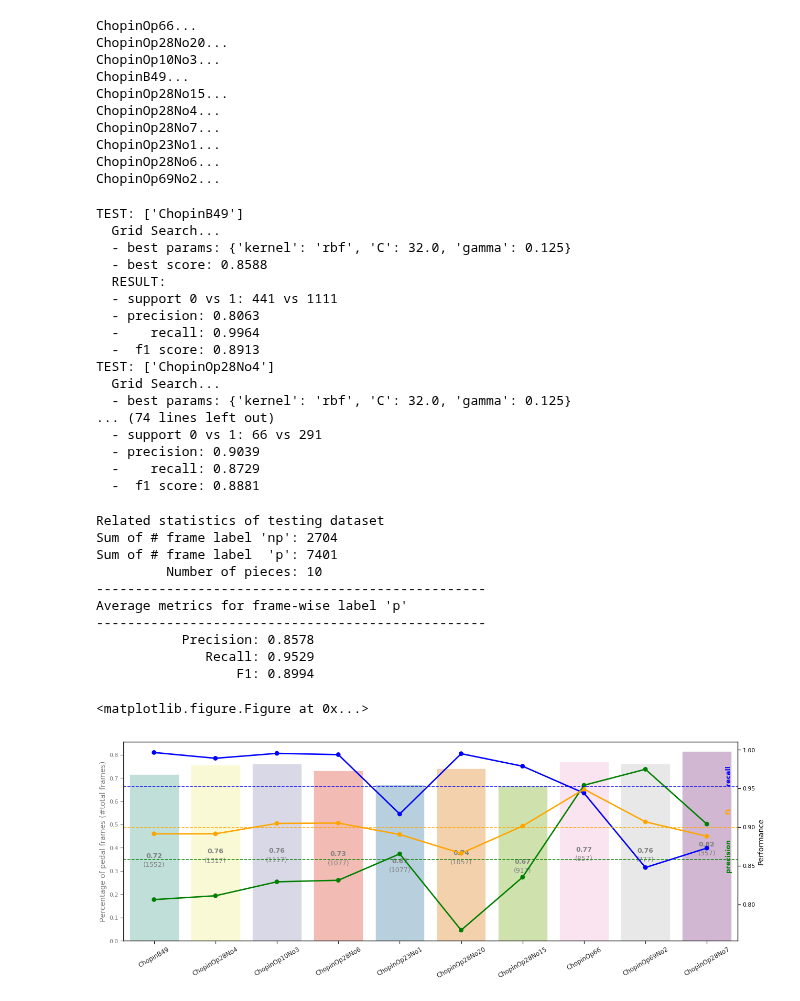
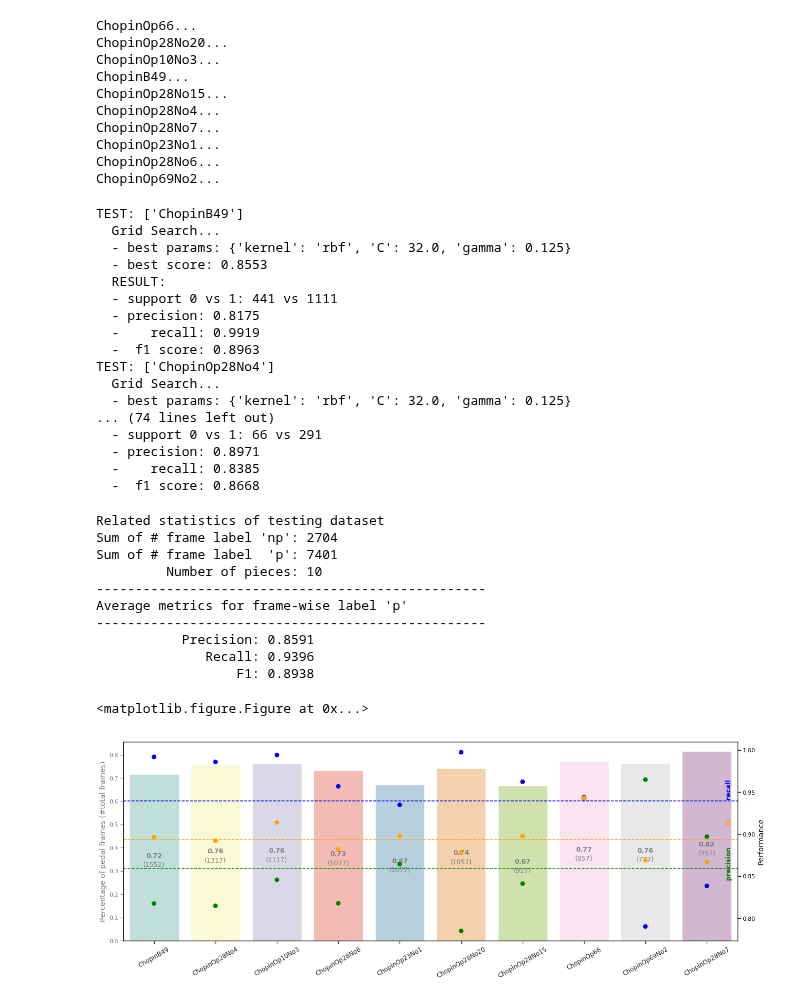
Before and after one commit to beiciliang/sustain-pedal-detection, a Jupyter notebook: 4. test on real audio data.ipynb, the cells around one changed output. Drawn from its saved outputs; the diff is of its cells as text; code cells hidden in the pictures.

Commit message:
print results and plot figures

```diff
--- a/4. test on real audio data.ipynb
+++ b/4. test on real audio data.ipynb
@@ -313,15 +273,18 @@ else:
         print("  no detection!")
 
     else:
-        # decide the boundary times in seconds, combining the effect of pedal onset
-        onseg_times = []
-        offseg_times = []
-        for idx, onseg_idx in enumerate(onseg_idxs):
-            onponset_idx = onseg_idx*10-5
-            if any(pred_ponset_todetect[onponset_idx-5:onponset_idx+5]):
-                offseg_idx = offseg_idxs[idx]
-                offseg_times.append(frmtime_psegment[offseg_idx])
-                onseg_times.append(frmtime_psegment[onseg_idx])
+#         # decide the boundary times in seconds, combining the effect of pedal onset
+#         onseg_times = []
+#         offseg_times = []
+#         for idx, onseg_idx in enumerate(onseg_idxs):
+#             onponset_idx = onseg_idx*10-5
+#             if any(pred_ponset_todetect[onponset_idx-5:onponset_idx+5]):
+#                 offseg_idx = offseg_idxs[idx]
+#                 offseg_times.append(frmtime_psegment[offseg_idx])
+#                 onseg_times.append(frmtime_psegment[onseg_idx])
+        onseg_times = frmtime_psegment[onseg_idxs]
+        offseg_times = frmtime_psegment[offseg_idxs]
+
         segintervals_est = np.stack((np.asarray(onseg_times),np.asarray(offseg_times)), axis=-1)
 
         # set the ground truth and estimation results frame by frame
@@ -466,7 +432,7 @@ are associated to column names
 # %% [markdown]
 ### Load results:
 # %%
-testresult_path = 'psegment-testresult-realaudio_onset98_seg98.csv'
+testresult_path = 'psegment-testresult-realaudio_onset0_seg98.csv'
 testresult_tracks = pd.read_csv(testresult_path)
 num_testresult_tracks = len(testresult_tracks)
 
@@ -708,12 +728,14 @@ X = xyg['X']
 y = xyg['y']
 groups = xyg['groups']
 group_kfold = GroupKFold(n_splits=10)
-gps = [{'kernel': ['rbf'], 'gamma': [0.5 ** i for i in [3, 5, 7, 9, 11, 13]] + ['auto'],
-        'C': [0.1, 2.0, 8.0, 32.0]}]
+# gps = [{'kernel': ['rbf'], 'gamma': [0.5 ** i for i in [3, 5, 7, 9, 11, 13]] + ['auto'],
+#         'C': [0.1, 2.0, 8.0, 32.0]}]
+gps = [{'kernel': ['rbf'], 'gamma': [0.125], 'C': [32.0]}]
 
 filename_records = []
 support0s, support1s = [], []
 p1_frms, r1_frms, f1_frms = [], [], []
+y_trues, y_preds = [], []
 for train_index, test_index in group_kfold.split(X, y, groups):
     print("TEST:", np.unique(groups[test_index]))
     X_train, X_test = X[train_index], X[test_index]
@@ -732,35 +754,39 @@ for train_index, test_index in group_kfold.split(X, y, groups):
     print('  - precision: {0:.4f}'.format(p1_frm[1]))
     print('  -    recall: {0:.4f}'.format(r1_frm[1]))
     print('  -  f1 score: {0:.4f}'.format(f1_frm[1]))
-    filename_records.append(np.unique(groups[test_index]))
+    filename_records.append(np.unique(groups[test_index])[0])
     support0s.append(support[0])
     support1s.append(support[1])
     p1_frms.append(p1_frm[1])
     r1_frms.append(r1_frm[1])
     f1_frms.append(f1_frm[1])
+    y_trues.append(y_true)
+    y_preds.append(y_pred)
 
-filename_records = [name[2:-2] for name in filename_records]
 rows = zip(*[filename_records, support0s, support1s, p1_frms, r1_frms, f1_frms])
 column_names =  ['filename_record', 'support0', 'support1', 'p1_frm', 'r1_frm', 'f1_frm']
 df = pd.DataFrame(rows, columns = column_names)
 
 save_dir = os.path.join(DIR_REAL_DATA, 'reference')
 df.to_csv(os.path.join(save_dir, 'transfer-learning-result_segment.csv'))
+
+np.savez(os.path.join(save_dir, 'transfer-learning-y_segment.npz'),
+         filename_record = filename_records, y_true = y_trues, y_pred = y_preds)
 # %% [output]
 TEST: ['ChopinB49']
   Grid Search...
   - best params: {'kernel': 'rbf', 'C': 32.0, 'gamma': 0.125}
-  - best score: 0.8588
+  - best score: 0.8553
   RESULT:
   - support 0 vs 1: 441 vs 1111
-  - precision: 0.8063
-  -    recall: 0.9964
-  -  f1 score: 0.8913
+  - precision: 0.8175
+  -    recall: 0.9919
+  -  f1 score: 0.8963
 TEST: ['ChopinOp28No4']
   Grid Search...
   - best params: {'kernel': 'rbf', 'C': 32.0, 'gamma': 0.125}
 ... (74 lines left out)
   - support 0 vs 1: 66 vs 291
-  - precision: 0.9039
-  -    recall: 0.8729
-  -  f1 score: 0.8881
+  - precision: 0.8971
+  -    recall: 0.8385
+  -  f1 score: 0.8668
@@ -767,11 +800,5 @@ TEST: ['ChopinOp28No4']
 # %%
-rows = zip(*[filename_records, support0s, support1s, p1_frms, r1_frms, f1_frms])
-column_names =  ['filename_record', 'support0', 'support1', 'p1_frm', 'r1_frm', 'f1_frm']
-df = pd.DataFrame(rows, columns = column_names)
-
 save_dir = os.path.join(DIR_REAL_DATA, 'reference')
-df.to_csv(os.path.join(save_dir, 'transfer-learning-result_segment.csv'))
-
 tlresult_path = os.path.join(save_dir, 'transfer-learning-result_segment.csv')
 tlresult_tracks = pd.read_csv(tlresult_path)
 num_tlresult_tracks = len(tlresult_tracks)
@@ -795,9 +822,9 @@ Sum of # frame label  'p': 7401
 --------------------------------------------------
 Average metrics for frame-wise label 'p'
 --------------------------------------------------
-           Precision: 0.8578
-              Recall: 0.9529
-                  F1: 0.8994
+           Precision: 0.8591
+              Recall: 0.9396
+                  F1: 0.8938
 # %%
 import seaborn as sns
 p1_frm_average = sum(tlresult_tracks.p1_frm.values)/num_tlresult_tracks
@@ -820,34 +847,37 @@ xticks_loc, _ = plt.xticks(rotation=30, fontsize=12)
 for tick in pos:
     ax1_sns.text(xticks_loc[tick], percentage_piecesupport1[tick]/2, percentage_label[tick],
                 horizontalalignment='center', fontsize=12.5, color='gray', weight='bold')
     ax1_sns.text(xticks_loc[tick], percentage_piecesupport1[tick]/2-0.04, '({})'.format(num_piecetotal[tick]),
                 horizontalalignment='center', fontsize=12.5, color='gray')
 ax1.set_ylabel('Percentage of pedal frames (#total frames)', color='gray', fontsize=14)
 ax1.tick_params('y', colors='gray')
 
 ax2 = ax1.twinx()
-ax2_p1 = sns.pointplot(x="filename_record", y="p1_frm", data=tlresult_tracks, label='precision', color='green')
+ax2_p1 = sns.pointplot(x="filename_record", y="p1_frm", data=tlresult_tracks, label='precision', color='green', join=False)
+# ax2_p1 = sns.barplot(x="filename_record", y="p1_frm", data=tlresult_tracks, label='precision', color='green',facecolor=(1, 1, 1, 0), edgecolor="green")
 plt.axhline(p1_frm_average, linestyle='--', label='precision', color='green')
 ax2_p1.text(xticks_loc[-1]+0.3, p1_frm_average+0.02, 'precision', rotation=90,
             fontsize=12.5, color='green', weight='bold')
 
-ax2_r1 = sns.pointplot(x="filename_record", y="r1_frm", data=tlresult_tracks, label='recall', color='blue')
+ax2_r1 = sns.pointplot(x="filename_record", y="r1_frm", data=tlresult_tracks, label='recall', color='blue', join=False)
+# ax2_r1 = sns.barplot(x="filename_record", y="r1_frm", data=tlresult_tracks, label='recall', color='blue',facecolor=(1, 1, 1, 0), edgecolor="blue")
 plt.axhline(r1_frm_average, linestyle='--', label='recall', color='blue')
 ax2_p1.text(xticks_loc[-1]+0.3, r1_frm_average+0.02, 'recall', rotation=90,
             fontsize=12.5, color='blue', weight='bold')
 
-ax2_f1 = sns.pointplot(x="filename_record", y="f1_frm", data=tlresult_tracks, label='f1', color='orange')
+ax2_f1 = sns.pointplot(x="filename_record", y="f1_frm", data=tlresult_tracks, label='f1', color='orange', join=False)
+# sns.barplot(x="filename_record", y="f1_frm", data=tlresult_tracks, label='f1', color='orange', alpha=0.5)
 plt.axhline(f1_frm_average, linestyle='--', label='f1', color='orange')
 ax2_p1.text(xticks_loc[-1]+0.3, f1_frm_average+0.02, 'f1', rotation=90,
             fontsize=12.5, color='orange', weight='bold')
 # for tick in pos:
 #     ax2_sns.text(xticks_loc[tick]+0.028, quartile3rd[tick]+0.028, median_labels[tick], rotation=0,
 #                 horizontalalignment='center', fontsize=12.5, color='black', weight='bold')
 # plt.axhline(sum(testresult_tracks.f1_frm.values)/num_testresult_tracks, linestyle='--')
 ax2.set_ylabel('Performance', color='black', fontsize=14)
 ax2.tick_params('y', colors='black')
 
 # plt.savefig("testfig.png", bbox_inches="tight", dpi=300)
 # %% [output]
 <matplotlib.figure.Figure at 0x...>
-[figure, old version]
+[figure, new version]
```
Also changed, not shown: parts of 22 cells of this notebook.
